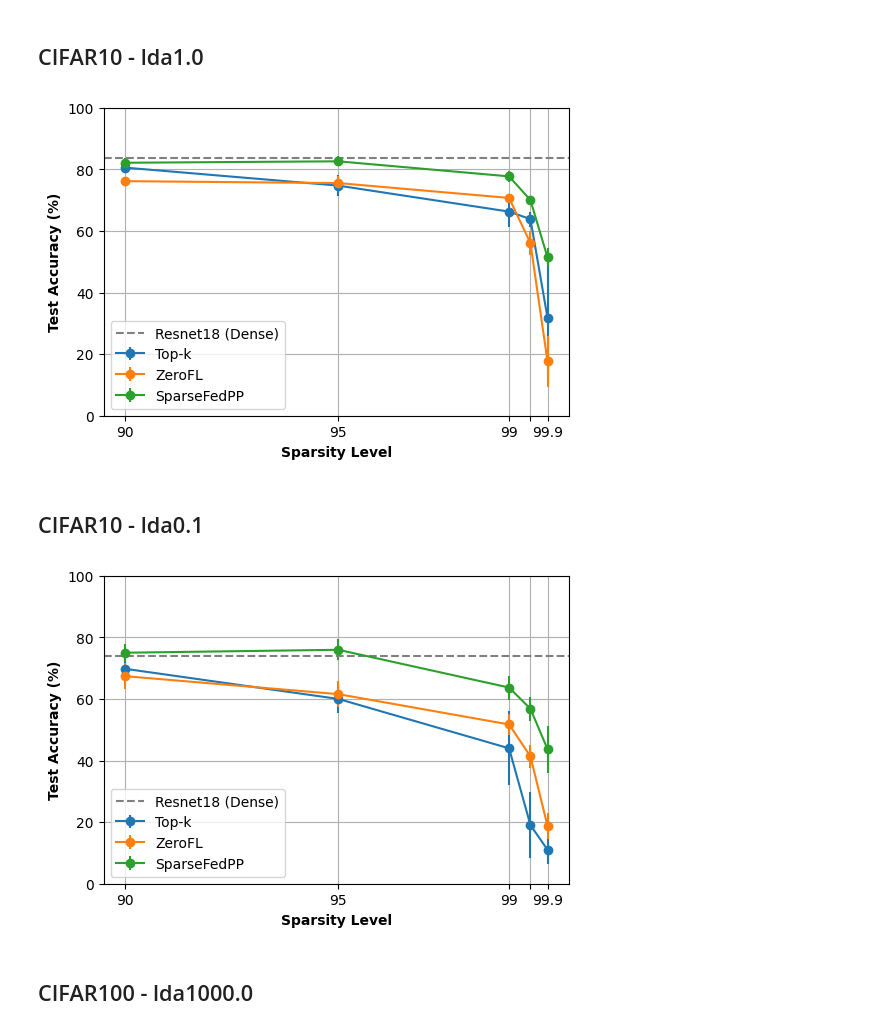
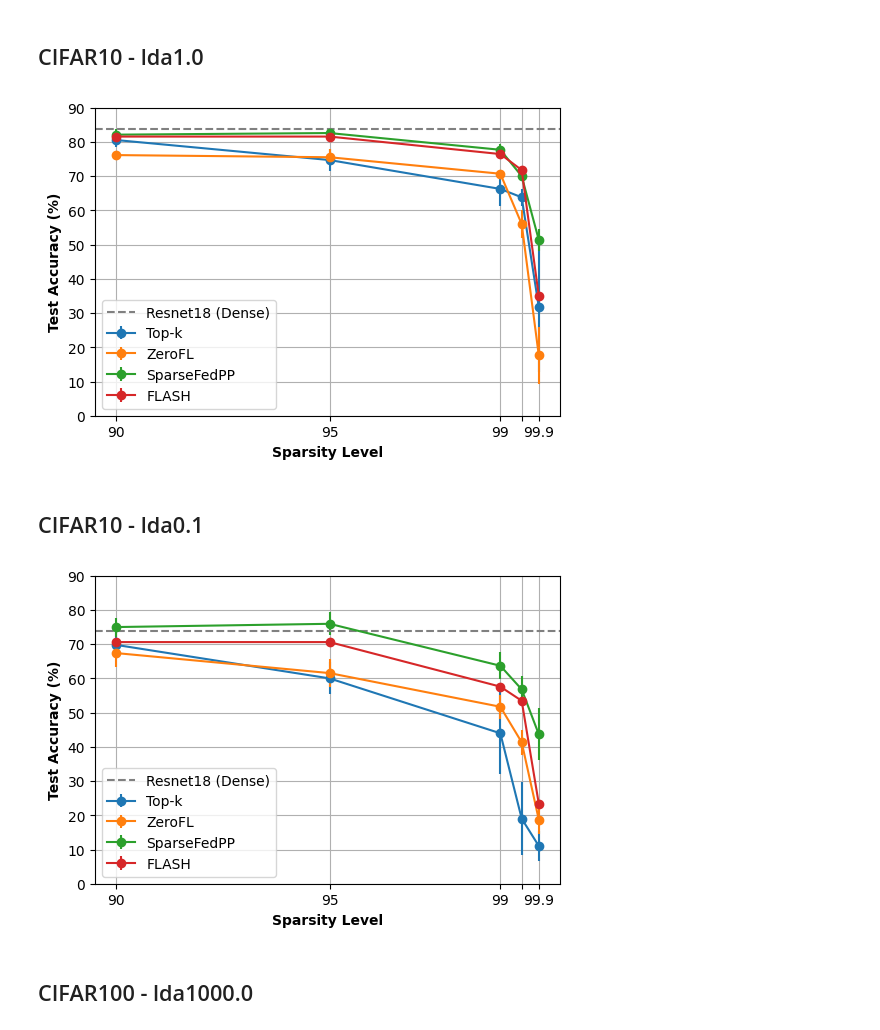
Before and after one commit to relogu/fl_powerpropagation, a Jupyter notebook: plotting/plots/plot-accuracy_degradation.ipynb, the cells around one changed output. Drawn from its saved outputs; the diff is of its cells as text; code cells hidden in the pictures.

```diff
--- a/plotting/plots/plot-accuracy_degradation.ipynb
+++ b/plotting/plots/plot-accuracy_degradation.ipynb
@@ -14,7 +14,7 @@ import matplotlib.pyplot as plt
 sparsity_levels = [90, 95, 99, 99.5, 99.9]
 
 # Model names to include
-models = ["Top-k", "ZeroFL", "SparseFedPP"]
+models = ["Top-k", "ZeroFL", "SparseFedPP", "FLASH"]
 
 # Model performance data (accuracy)
 # performance_data_lda1000 = [
@@ -31,6 +31,10 @@ performance_data = [
         "mean": [84.31, 84.25, 77.16, 72.71, 55.24],
         "std": [0.86, 1.38, 0.85, 0.65, 2.09],
     },
+    {
+        "mean": [82.64, 82.64, 76.79, 73.07, 57.1],
+        "std": [0.00, 0.00, 0.00, 0.00, 0.00],
+    },
 ]
 
 # Resnet18 performance as a threshold (using first value as Resnet18 accuracy)
@@ -76,7 +80,7 @@ plt.show()
 sparsity_levels = [90, 95, 99, 99.5, 99.9]
 
 # Model names to include
-models = ["Top-k", "ZeroFL", "SparseFedPP"]
+models = ["Top-k", "ZeroFL", "SparseFedPP", "FLASH"]
 
 # Model performance data (accuracy)
 performance_data = [
@@ -92,6 +96,10 @@ performance_data = [
         "mean": [82.13, 82.60, 77.71, 70.01, 51.39],
         "std": [1.53, 1.58, 1.69, 0.43, 3.19],
     },
+    {
+        "mean": [81.57, 81.57, 76.46, 71.78, 35.05],
+        "std": [0.00, 0.00, 0.00, 0.00, 0.00],
+    },
 ]
 
 # Resnet18 performance as a threshold (using first value as Resnet18 accuracy)
@@ -122,13 +130,13 @@ xticks_labels = [
 ]
 plt.xticks(sparsity_levels, xticks_labels)
 
-plt.ylim(0, 100)  # Set the y-axis limits
+plt.ylim(0, 90)  # Set the y-axis limits
 
 plt.legend()
 plt.grid(True)
 plt.show()
 # %% [output]
-[figure, old version]
+[figure, new version]
 # %% [markdown]
 ## CIFAR10 - lda0.1
 # %%
@@ -136,7 +144,7 @@ plt.show()
 sparsity_levels = [90, 95, 99, 99.5, 99.9]
 
 # Model names to include
-models = ["Top-k", "ZeroFL", "SparseFedPP"]
+models = ["Top-k", "ZeroFL", "SparseFedPP", "FLASH"]
 
 # Model performance data (accuracy)
 performance_data = [
@@ -152,6 +160,10 @@ performance_data = [
         "mean": [75.00, 75.95, 63.69, 56.79, 43.68],
         "std": [2.78, 3.39, 3.90, 3.97, 7.61],
     },
+    {
+        "mean": [70.61, 70.61, 57.59, 53.46, 23.41],
+        "std": [0.00, 0.00, 0.00, 0.00, 0.00],
+    },
 ]
 
 # Resnet18 performance as a threshold (using first value as Resnet18 accuracy)
@@ -160,35 +172,35 @@ resnet18_threshold = 73.81
 plt.figure(figsize=(6, 4))
 
 # Plot each model's performance at different sparsity levels with error bars
 for i, model in enumerate(models):
     mean_values = performance_data[i]["mean"]
     std_values = performance_data[i]["std"]
     plt.errorbar(sparsity_levels, mean_values, yerr=std_values, label=model, marker="o")
 
 # Plot Resnet18 threshold line
 plt.axhline(
     y=resnet18_threshold, color="gray", linestyle="--", label="Resnet18 (Dense)"
 )
 
 # Set plot properties
 # plt.title('Model Performance at Different Sparsity Levels')
 plt.xlabel("Sparsity Level", fontweight="bold")  # Make x-axis label bold
 plt.ylabel("Test Accuracy (%)", fontweight="bold")  # Make y-axis label bold
 
 # plt.xticks(sparsity_levels)
 to_be_removed = 99.5
 xticks_labels = [
     str(sparsity) if sparsity != to_be_removed else "" for sparsity in sparsity_levels
 ]
 plt.xticks(sparsity_levels, xticks_labels)
 
-plt.ylim(0, 100)  # Set the y-axis limits
+plt.ylim(0, 90)  # Set the y-axis limits
 
 plt.legend()
 plt.grid(True)
 plt.show()
 # %% [output]
-[figure, old version]
+[figure, new version]
 # %% [markdown]
 ## CIFAR100 - lda1000.0
 # %%
```
Also changed, not shown: parts of 13 cells of this notebook, 6 other files.
